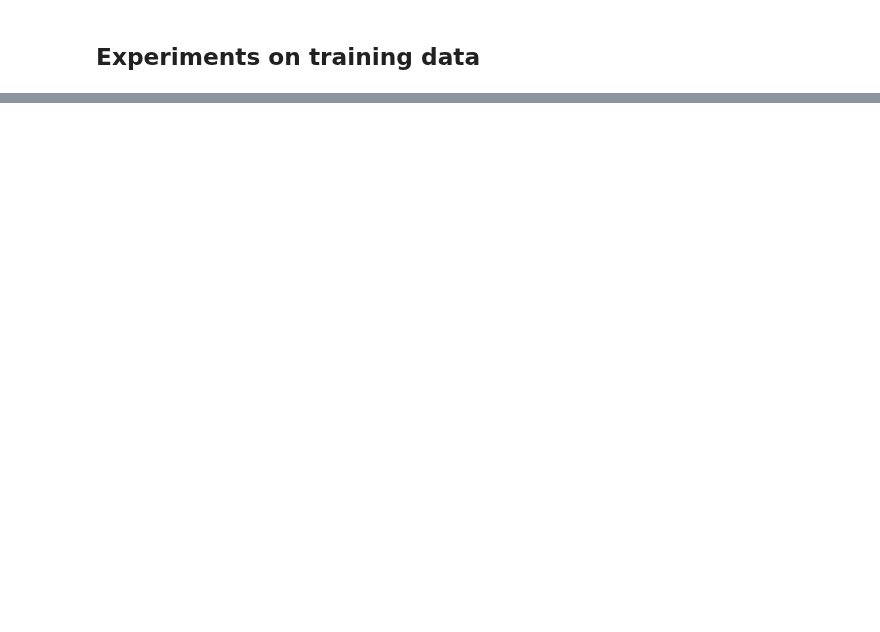
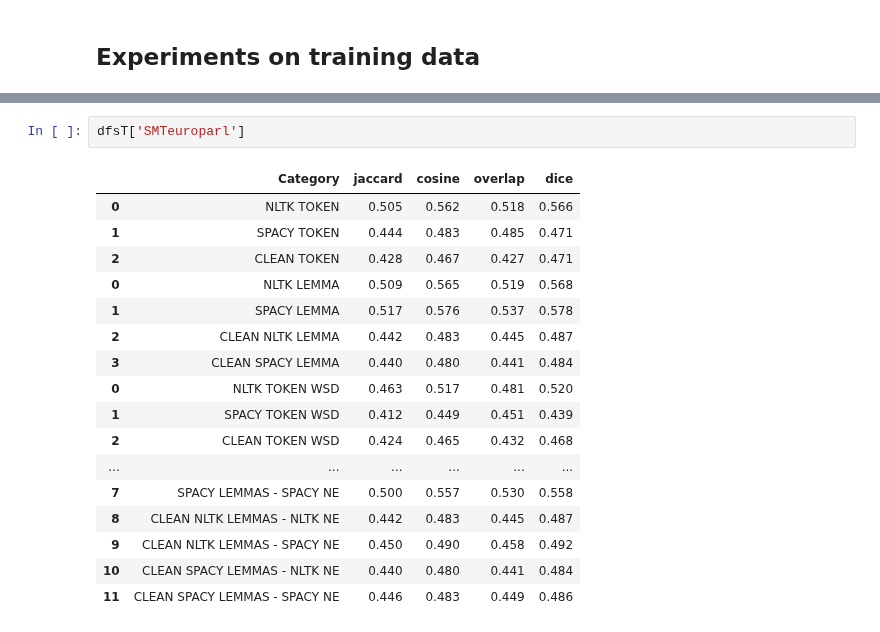
Before and after one commit to MarioROT/IHLT-MAI, a Jupyter notebook: STS_final_project.ipynb, the cells around one changed output, grey strips where cells are left out. Drawn from its saved outputs; the diff is of its cells as text; blank space fills up the shorter version.

```diff
--- a/STS_final_project.ipynb
+++ b/STS_final_project.ipynb
@@ -72,0 +242,20 @@ test = Dataset('complementary_material/test-gold/')
+# %%
+dfsT['SMTeuroparl']
+# %% [output]
+|  | Category | jaccard | cosine | overlap | dice |
+| 0 | NLTK TOKEN | 0.505 | 0.562 | 0.518 | 0.566 |
+| 1 | SPACY TOKEN | 0.444 | 0.483 | 0.485 | 0.471 |
+| 2 | CLEAN TOKEN | 0.428 | 0.467 | 0.427 | 0.471 |
+| 0 | NLTK LEMMA | 0.509 | 0.565 | 0.519 | 0.568 |
+| 1 | SPACY LEMMA | 0.517 | 0.576 | 0.537 | 0.578 |
+| 2 | CLEAN NLTK LEMMA | 0.442 | 0.483 | 0.445 | 0.487 |
+| 3 | CLEAN SPACY LEMMA | 0.440 | 0.480 | 0.441 | 0.484 |
+| 0 | NLTK TOKEN WSD | 0.463 | 0.517 | 0.481 | 0.520 |
+| 1 | SPACY TOKEN WSD | 0.412 | 0.449 | 0.451 | 0.439 |
+| 2 | CLEAN TOKEN WSD | 0.424 | 0.465 | 0.432 | 0.468 |
+| ... | ... | ... | ... | ... | ... |
+| 7 | SPACY LEMMAS - SPACY NE | 0.500 | 0.557 | 0.530 | 0.558 |
+| 8 | CLEAN NLTK LEMMAS - NLTK NE | 0.442 | 0.483 | 0.445 | 0.487 |
+| 9 | CLEAN NLTK LEMMAS - SPACY NE | 0.450 | 0.490 | 0.458 | 0.492 |
+| 10 | CLEAN SPACY LEMMAS - NLTK NE | 0.440 | 0.480 | 0.441 | 0.484 |
+| 11 | CLEAN SPACY LEMMAS - SPACY NE | 0.446 | 0.483 | 0.449 | 0.486 |
```
Also changed, not shown: parts of 30 cells of this notebook, 1 other file.
